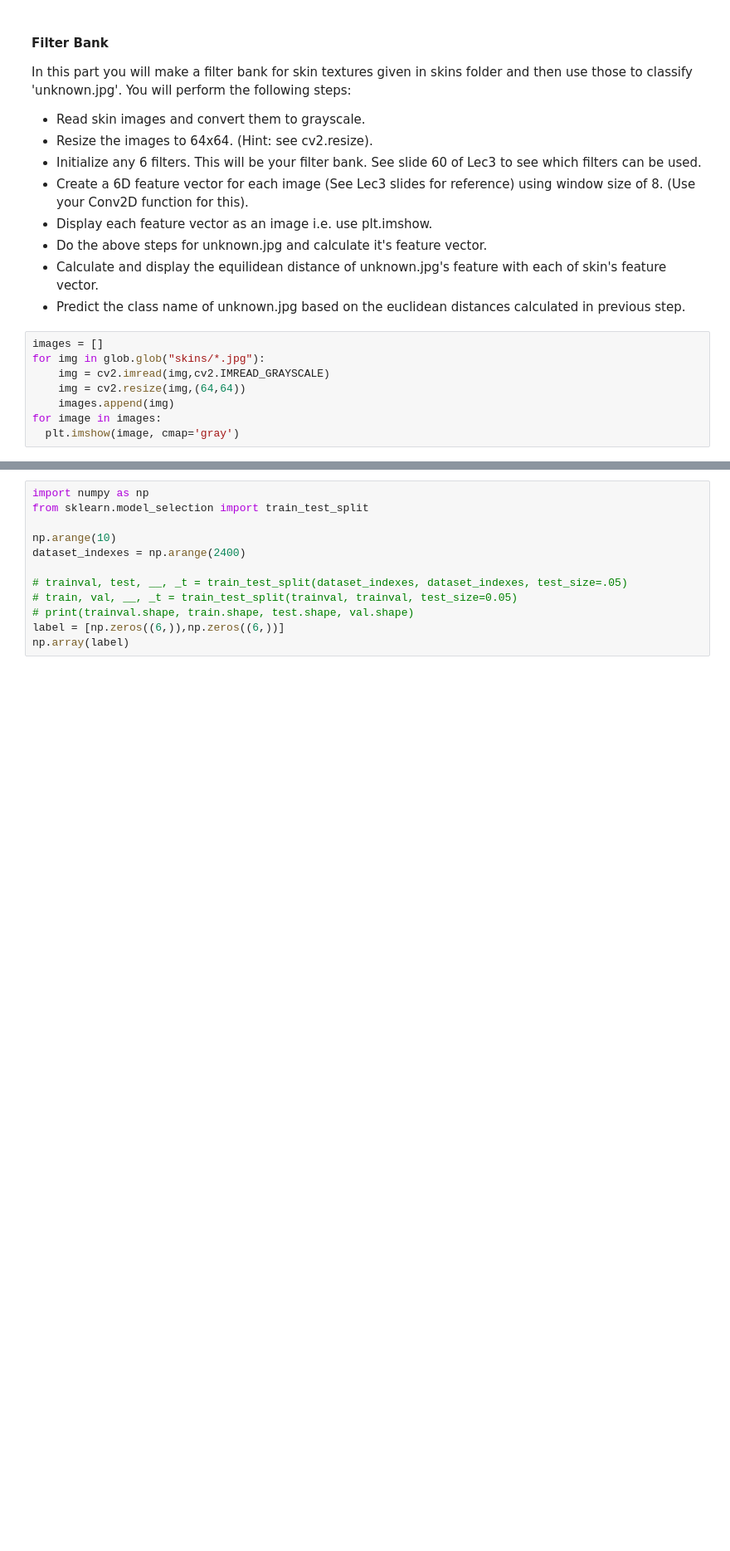
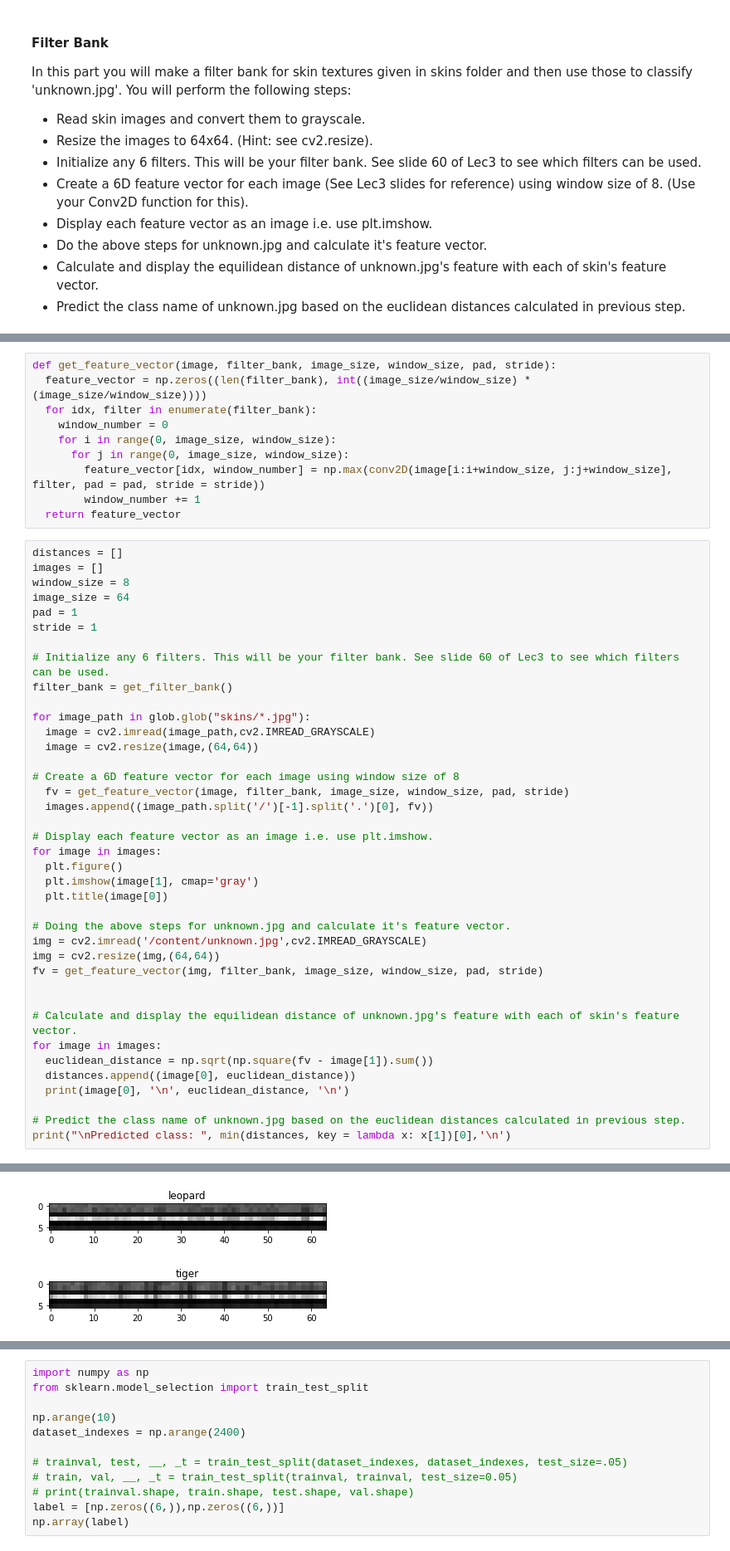
Before and after one commit to sohaibrabbani/image-classification-through-filter-bank, a Jupyter notebook: image-classification-filter-bank.ipynb, the cells around one changed output, grey strips where cells are left out. Shown at 83% size. Cells and saved outputs as stored; diff of their text form; blank space fills up the shorter version.

```diff
--- a/image-classification-filter-bank.ipynb
+++ b/image-classification-filter-bank.ipynb
@@ -216,11 +201,3 @@ In this part you will make a filter bank for skin textures given in skins folder
 - Do the above steps for unknown.jpg and calculate it's feature vector.
 - Calculate and display the equilidean distance of unknown.jpg's feature with each of skin's feature vector.
 - Predict the class name of unknown.jpg based on the euclidean distances calculated in previous step.
-# %%
-images = []
-for img in glob.glob("skins/*.jpg"):
-    img = cv2.imread(img,cv2.IMREAD_GRAYSCALE)
-    img = cv2.resize(img,(64,64))
-    images.append(img)
-for image in images:
-  plt.imshow(image, cmap='gray')
@@ -233,0 +236,50 @@ for image in images:
+# %%
+def get_feature_vector(image, filter_bank, image_size, window_size, pad, stride):
+  feature_vector = np.zeros((len(filter_bank), int((image_size/window_size) * (image_size/window_size))))
+  for idx, filter in enumerate(filter_bank):
+    window_number = 0
+    for i in range(0, image_size, window_size):
+      for j in range(0, image_size, window_size):
+        feature_vector[idx, window_number] = np.max(conv2D(image[i:i+window_size, j:j+window_size], filter, pad = pad, stride = stride))
+        window_number += 1
+  return feature_vector
+# %%
+distances = []
+images = []
+window_size = 8
+image_size = 64
+pad = 1
+stride = 1
+
+# Initialize any 6 filters. This will be your filter bank. See slide 60 of Lec3 to see which filters can be used.
+filter_bank = get_filter_bank()
+
+for image_path in glob.glob("skins/*.jpg"):
+  image = cv2.imread(image_path,cv2.IMREAD_GRAYSCALE)
+  image = cv2.resize(image,(64,64))
+
+# Create a 6D feature vector for each image using window size of 8
+  fv = get_feature_vector(image, filter_bank, image_size, window_size, pad, stride)
+  images.append((image_path.split('/')[-1].split('.')[0], fv))
+
+# Display each feature vector as an image i.e. use plt.imshow.
+for image in images:
+  plt.figure()
+  plt.imshow(image[1], cmap='gray')
+  plt.title(image[0])
+
+# Doing the above steps for unknown.jpg and calculate it's feature vector.
+img = cv2.imread('/content/unknown.jpg',cv2.IMREAD_GRAYSCALE)
+img = cv2.resize(img,(64,64))
+fv = get_feature_vector(img, filter_bank, image_size, window_size, pad, stride)
+
+
+# Calculate and display the equilidean distance of unknown.jpg's feature with each of skin's feature vector.
+for image in images:
+  euclidean_distance = np.sqrt(np.square(fv - image[1]).sum())
+  distances.append((image[0], euclidean_distance))
+  print(image[0], '\n', euclidean_distance, '\n')
+
+# Predict the class name of unknown.jpg based on the euclidean distances calculated in previous step.
+print("\nPredicted class: ", min(distances, key = lambda x: x[1])[0],'\n')
+# %% [output]
@@ -233,0 +303,2 @@ for image in images:
+[figure, added]
+[figure, added]
```
Also changed, not shown: parts of 10 cells of this notebook.
